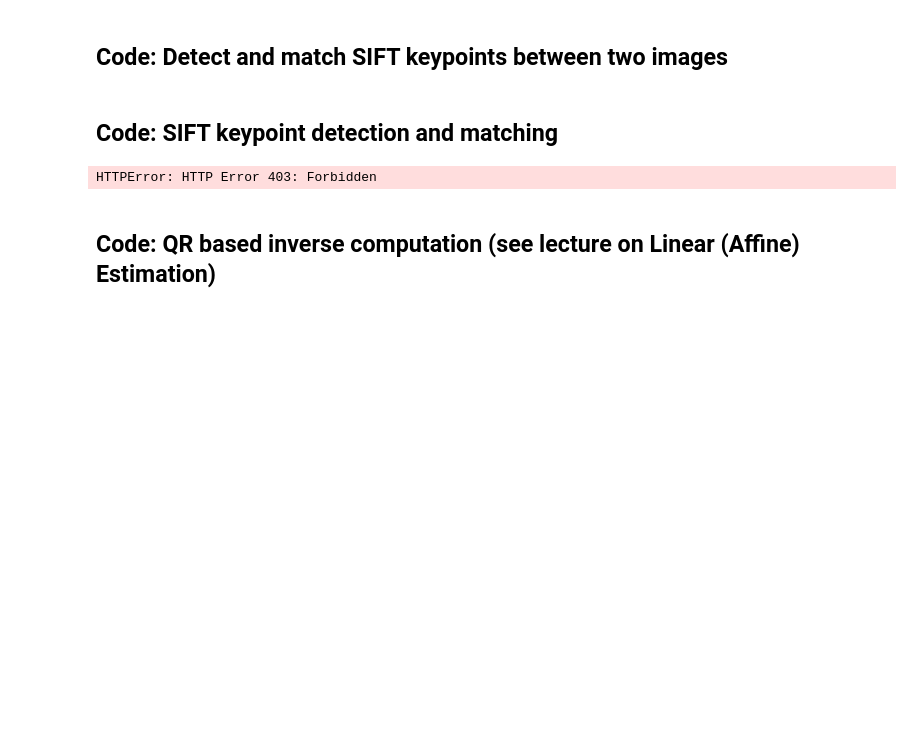
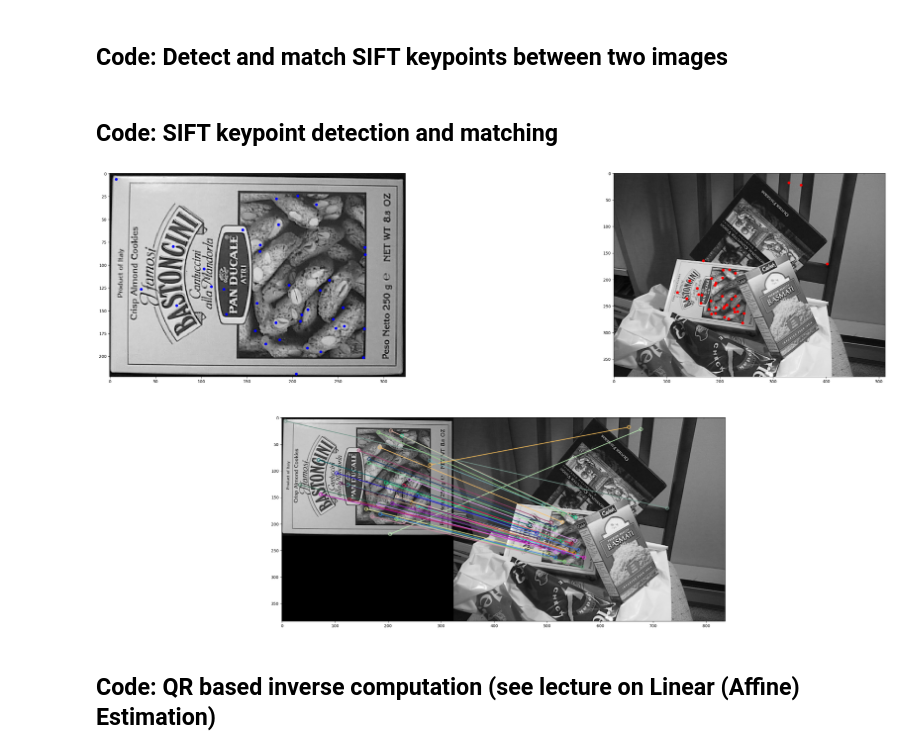
Before and after one commit to mdsouthworth1/sarkar-computer-vision-lectures, a Jupyter notebook: CV_Module_4_4_2D_Nonlinear_Estimation_and_RANSAC.ipynb, the cells around one changed output. Saved outputs shown, nothing was run; the diff lists cells and outputs as text; code cells hidden in the pictures; blank space fills up the shorter version.

```diff
--- a/CV_Module_4_4_2D_Nonlinear_Estimation_and_RANSAC.ipynb
+++ b/CV_Module_4_4_2D_Nonlinear_Estimation_and_RANSAC.ipynb
@@ -234,41 +234,41 @@ def detect_and_match_keypoints (image_1, image_2) :
 # %% [markdown]
 ## Code: SIFT keypoint detection and matching
 # %%
-image_1 = io.imread('https://i.stack.imgur.com/Er7vx.png')
-image_2 = io.imread('https://i.stack.imgur.com/gAz96.png')
+image_1 = io.imread(data_dir + 'Er7vx.png')
+image_2 = io.imread(data_dir + 'gAz96.png')
 
 #image_1 = io.imread(data_dir+'Road Signs Kaggle/images/road153.png')
 #image_2 = io.imread(data_dir+'Road Signs Kaggle/images/road824.png')
 
 #image_1 = io.imread(data_dir+'kellog.jpg')
 #image_2 = io.imread('https://c7.alamy.com/comp/J6T86H/boxes-of-rice-krispies-and-raisin-bran-cereal-on-shelves-at-a-grocery-J6T86H.jpg')
 
 
 image_1 = cv2.cvtColor(image_1, cv2.COLOR_RGB2BGR) # change from scikit RGB to cv2 BGR format for color images
 image_2 = cv2.cvtColor(image_2, cv2.COLOR_RGB2BGR)
 image_1 = cv2.cvtColor(image_1, cv2.COLOR_BGR2GRAY) # change from color to gray
 image_2 = cv2.cvtColor(image_2, cv2.COLOR_BGR2GRAY)
 
 X_1, X_2, keypoints_1, keypoints_2, matches = detect_and_match_keypoints (image_1, image_2)
 num_matches = 40 # select only the best num_matches matches
 X_1 = X_1[:num_matches,:]
 X_2 = X_2[:num_matches,:]
 
 #----------------------------------Display-------------------------------------------------------
 # draw matches
 match_image = cv2.drawMatches(image_1, keypoints_1, image_2, keypoints_2, matches[:num_matches], image_2, flags=2)
 
 plt.figure(figsize=(40,20))
 plt.subplot(221)
 plt.imshow(image_1, 'gray')
 plt.plot(X_1[:,0], X_1[:,1], 'bo')
 plt.subplot(222)
 plt.imshow(image_2, 'gray')
 plt.plot(X_2[:,0], X_2[:,1], 'ro')
 plt.subplot(212)
 plt.imshow(match_image);
 # %% [output]
-HTTPError: HTTP Error 403: Forbidden
+[figure, added]
 # %% [markdown]
 ## Code: QR based inverse computation (see lecture on Linear (Affine) Estimation)
 # %%
```
Also changed, not shown: parts of 1 cell of this notebook.
